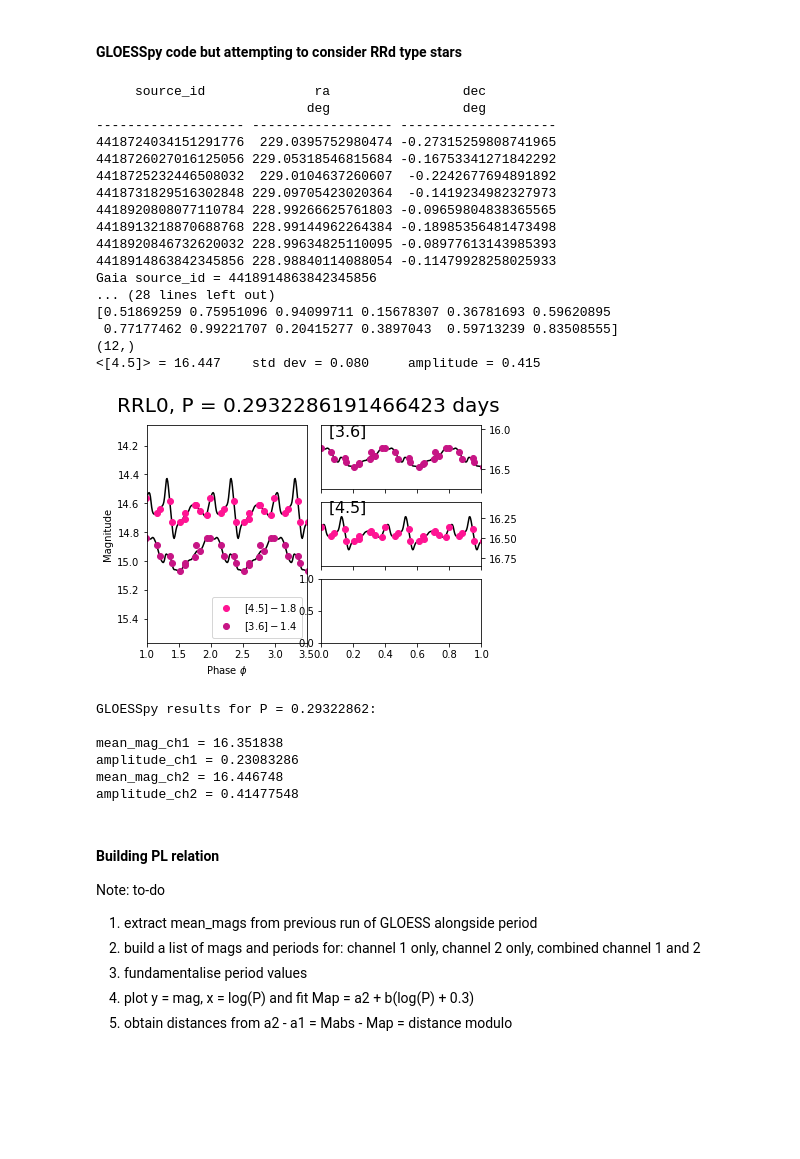
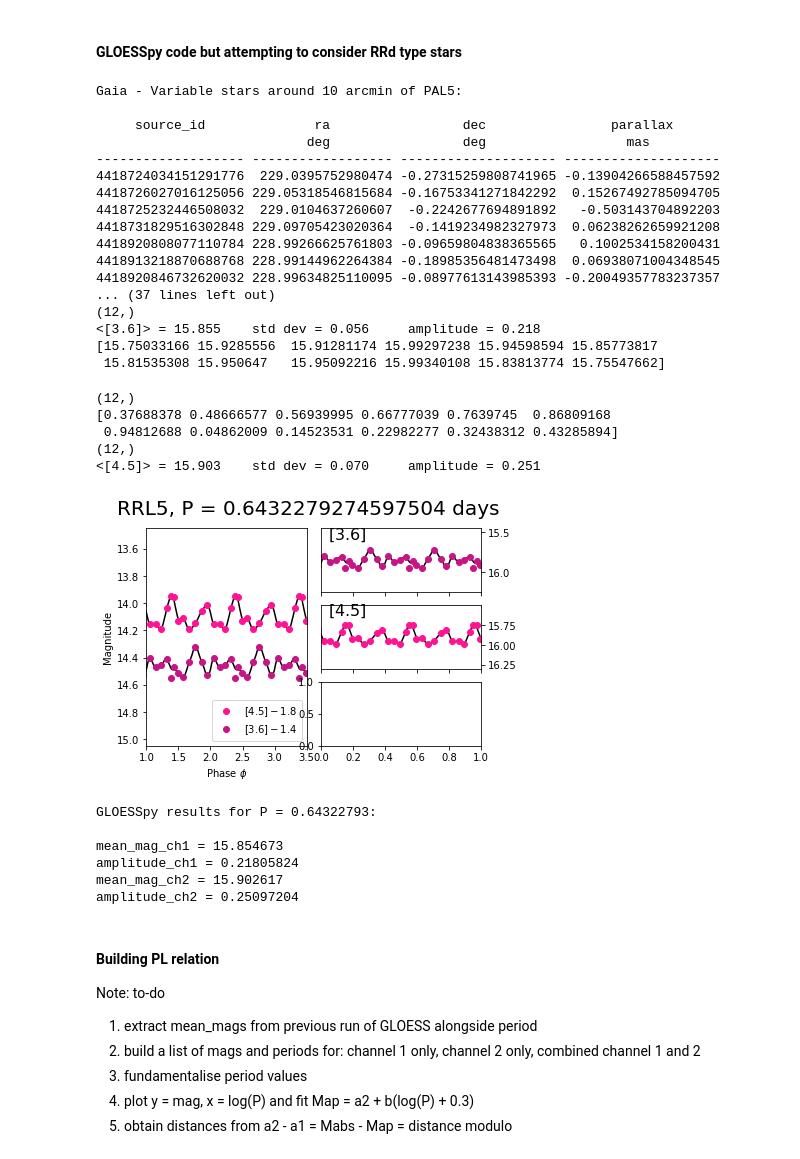
Before and after one commit to ltb24/Luke_RRLs_project, a Jupyter notebook: photometry_intro/Photometry_version_1_PAL5.ipynb, the cells around one changed output. Drawn from its saved outputs; the diff is of its cells as text; code cells hidden in the pictures; blank space fills up the shorter version.

```diff
--- a/photometry_intro/Photometry_version_1_PAL5.ipynb
+++ b/photometry_intro/Photometry_version_1_PAL5.ipynb
@@ -481,7 +481,7 @@ path1, path2  = epoch_path+cluster_input+'__e[0-9]_'+channel+'.fits', epoch_path
 # CHOOSE RRL
 # NOTE: STARS CORRESPONDING TO ID 0, 2, 4 IN CHANNEL 1
 # NOTE: STARS CORRESPONDING TO ID 0 THRU 4 IN CHANNEL 2
-rrl = 3 #
+rrl = 5 #
 
 ## READ IN MAIN TABLE AND GLOBULAR CLUSTER CATALOGUE ##
 
@@ -1031,14 +1023,14 @@ for file in glob.glob(path1) + glob.glob(path2):
 ## USING VARIABLE STAR CATALOGUE ##
 ## ________ ##
 ## NOTE: REFER TO CHANNEL VISIBILITY OF TARGET RRLs ##
-rrl = 0
+rrl = 5
 
-ch1_rrls = [0, 2, 4]
-ch2_rrls = [0, 1, 2, 3, 4]
+ch1_rrls = [0, 2, 4, 5]
+ch2_rrls = [0, 1, 2, 3, 4, 5]
 
 # MULTI = 0 -> STAR NOT IN BOTH LISTS
 # MULTI = 1/TRUE -> STAR IN BOTH LISTS
-multi = 1
+multi = 0
 
 rrl_cat = pd.read_csv('CCVS_data/CCVS_'+cluster+'_RRLs_data_readin.txt', sep = ',', header = 0)
 coord_rrl = SkyCoord(rrl_cat['ra_deg'], rrl_cat['dec_deg'], unit = u.degree)
@@ -1050,7 +1042,8 @@ coord_main2 = SkyCoord(main_table2['ra'], main_table2['dec'], unit = u.degree)
 vot_file = 'gaia_data/'+cluster+'_data/gaia_dr2_PAL5_read.vot'
 votable = parse_single_table(vot_file).to_table()
 gaia_data = votable
-print(gaia_data['source_id', 'ra', 'dec'])
+print('Gaia - Variable stars around 10 arcmin of {0}:\n'.format(cluster))
+print(gaia_data['source_id', 'ra', 'dec', 'parallax'])
 
 coord_gaia = SkyCoord(gaia_data['ra'], gaia_data['dec'], unit = u.degree)
 
@@ -1063,6 +1056,9 @@ source_id, d2d, d3d = c.match_to_catalog_sky(coord_gaia)
 
 gaia_source = gaia_data[source_id]['source_id']
 print('Gaia source_id = {0}\n'.format(gaia_source))
+print('Check coordinates correctly match to catalogue:\n')
+print(rrl_cat)
+print('\nIf star has incorrectly matched in Gaia data due to the star missing from Gaia, use Period override.\n')
 
 ## READ IN ALL GAIA DR2 VARIABLE STARS [140784 stars] ##
 
@@ -1093,10 +1089,10 @@ if gaia_main[main_id]['best_classification'] == b'RRd':
     elif type(gaia_main[main_id]['p1_o']) == np.ma.core.MaskedConstant:
         pass
     print('RRL has two periods: P0 = {0:.8g} and P1 = {1:.8g}\n'.format(P0, P1))
-    # note: implement a method for if both periods are avail?
 
-    # PERIOD OVERRIDE IF STAR NOT FOUND IN GAIA OR INCORRECTLY MATCHED
-    #P = 0.2864
+    ## PERIOD OVERRIDE IF STAR NOT FOUND IN GAIA OR INCORRECTLY MATCHED
+    #P0 = 0.2864
+    #P1 = 0.2864
 
     ## MATCH CATALOGUE TO MASTER SOURCE LIST ##
 
@@ -1153,10 +1149,9 @@ elif gaia_main[main_id]['best_classification'] != b'RRd':
     elif type(gaia_main[main_id]['p1_o']) == np.ma.core.MaskedConstant:
         pass
     print('RRL classification: {0}\n'.format(rrl_class))
-    # note: implement a method for if both periods are avail?
 
-    # PERIOD OVERRIDE IF STAR NOT FOUND IN GAIA OR INCORRECTLY MATCHED
-    #P = 0.2864
+    ## PERIOD OVERRIDE IF STAR NOT FOUND IN GAIA OR INCORRECTLY MATCHED
+    #P = 0.2524
 
     ## MATCH CATALOGUE TO MASTER SOURCE LIST ##
 
@@ -1170,56 +1165,61 @@ elif gaia_main[main_id]['best_classification'] != b'RRd':
 
     phase = []
 
     for i in lctime:
         func = i / P
         phase_val = func - np.floor(func)
         phase.append(phase_val)
 
     ## FILL TABLE WITH 99 DUMMY INTS FOR GLOESS ##
     main_table1_m = copy.copy(main_table1.filled(99))
     main_table2_m = copy.copy(main_table2.filled(99))
 
     mag1 = []
     unc1 = []
     mag2 = []
     unc2 = []
 
     for i in range(1, 13):
         if target_rrl in ch1_rrls:
             mag1.append(main_table1_m[main1_id]['mag_e'+str(i)])
             unc1.append(main_table1_m[main1_id]['unc_e'+str(i)])
         if target_rrl in ch2_rrls:
             mag2.append(main_table2_m[main2_id]['mag_e'+str(i)])
             unc2.append(main_table2_m[main2_id]['unc_e'+str(i)])
 
     av_1, am_1, av_2, am_2 = GLOESSpy(mag1, unc1, mag2, unc2, lctime, P, 'RRL'+str(target_rrl), 0)
     print('GLOESSpy results for P = {0:.8g}:\n'.format(P))
     print('mean_mag_ch1 = {0:.8g}\namplitude_ch1 = {1:.8g}\nmean_mag_ch2 = {2:.8g}\namplitude_ch2 = {3:.8g}'.format(av_1, am_1, av_2, am_2))
 # %% [output]
-     source_id              ra                 dec
-                           deg                 deg
-------------------- ------------------ --------------------
-4418724034151291776  229.0395752980474 -0.27315259808741965
-4418726027016125056 229.05318546815684 -0.16753341271842292
-4418725232446508032  229.0104637260607  -0.2242677694891892
-4418731829516302848 229.09705423020364  -0.1419234982327973
-4418920808077110784 228.99266625761803 -0.09659804838365565
-4418913218870688768 228.99144962264384 -0.18985356481473498
-4418920846732620032 228.99634825110095 -0.08977613143985393
-4418914863842345856 228.98840114088054 -0.11479928258025933
-Gaia source_id = 4418914863842345856
-... (28 lines left out)
-[0.51869259 0.75951096 0.94099711 0.15678307 0.36781693 0.59620895
- 0.77177462 0.99221707 0.20415277 0.3897043  0.59713239 0.83508555]
+Gaia - Variable stars around 10 arcmin of PAL5:
+
+     source_id              ra                 dec                parallax
+                           deg                 deg                  mas
+------------------- ------------------ -------------------- --------------------
+4418724034151291776  229.0395752980474 -0.27315259808741965 -0.13904266588457592
+4418726027016125056 229.05318546815684 -0.16753341271842292  0.15267492785094705
+4418725232446508032  229.0104637260607  -0.2242677694891892   -0.503143704892203
+4418731829516302848 229.09705423020364  -0.1419234982327973  0.06238262659921208
+4418920808077110784 228.99266625761803 -0.09659804838365565   0.1002534158200431
+4418913218870688768 228.99144962264384 -0.18985356481473498  0.06938071004348545
+4418920846732620032 228.99634825110095 -0.08977613143985393 -0.20049357783237357
+... (37 lines left out)
 (12,)
-<[4.5]> = 16.447    std dev = 0.080     amplitude = 0.415
+<[3.6]> = 15.855    std dev = 0.056     amplitude = 0.218
+[15.75033166 15.9285556  15.91281174 15.99297238 15.94598594 15.85773817
+ 15.81535308 15.950647   15.95092216 15.99340108 15.83813774 15.75547662]
+(12,)
+[0.37688378 0.48666577 0.56939995 0.66777039 0.7639745  0.86809168
+ 0.94812688 0.04862009 0.14523531 0.22982277 0.32438312 0.43285894]
+(12,)
+<[4.5]> = 15.903    std dev = 0.070     amplitude = 0.251
-[figure, old version]
+[figure, new version]
-GLOESSpy results for P = 0.29322862:
-
-mean_mag_ch1 = 16.351838
-amplitude_ch1 = 0.23083286
-mean_mag_ch2 = 16.446748
-amplitude_ch2 = 0.41477548
+GLOESSpy results for P = 0.64322793:
+
+mean_mag_ch1 = 15.854673
+amplitude_ch1 = 0.21805824
+mean_mag_ch2 = 15.902617
+amplitude_ch2 = 0.25097204
 # %% [markdown]
 #### Building PL relation
 Note: to-do<br>
```
Also changed, not shown: parts of 8 cells of this notebook, 8 other files.
